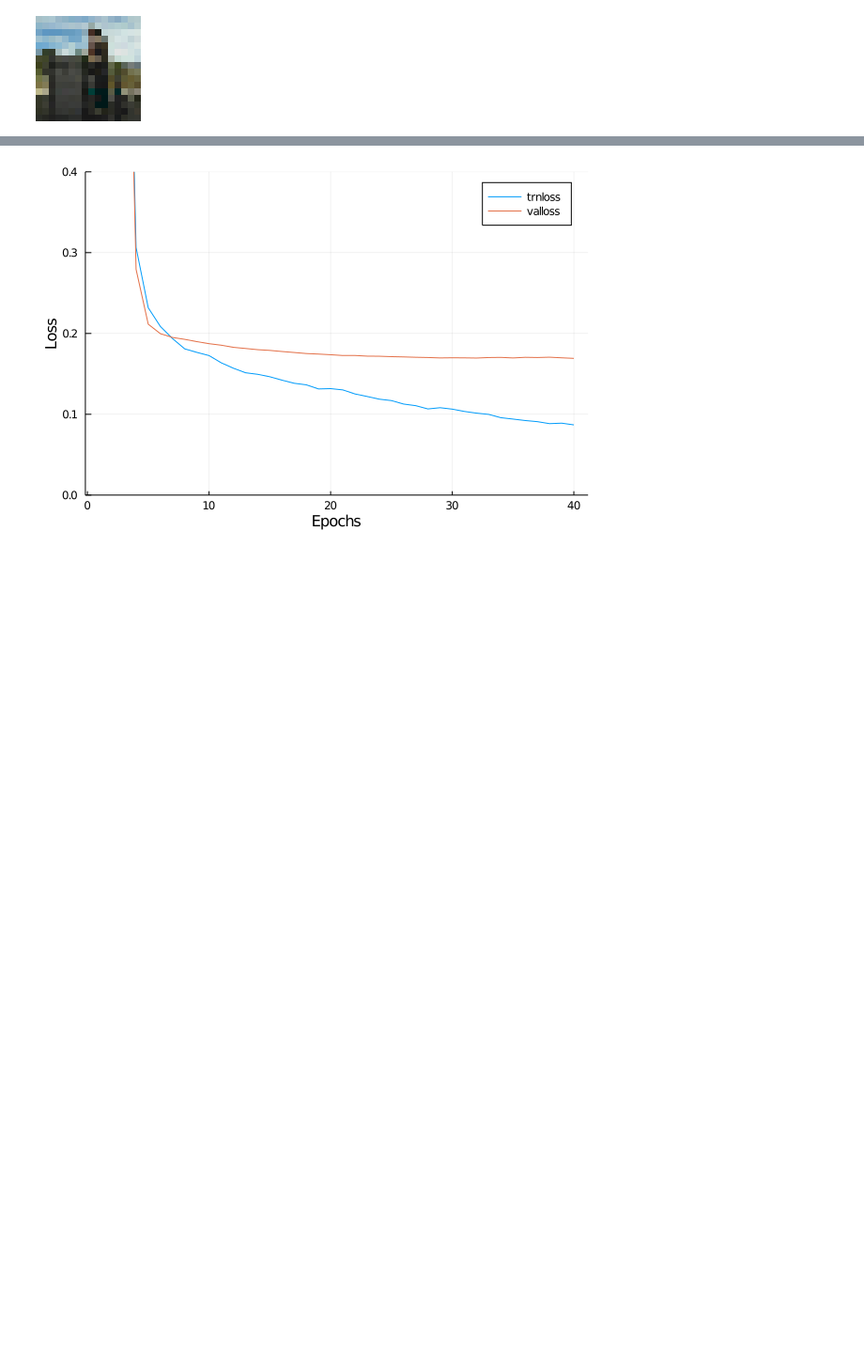
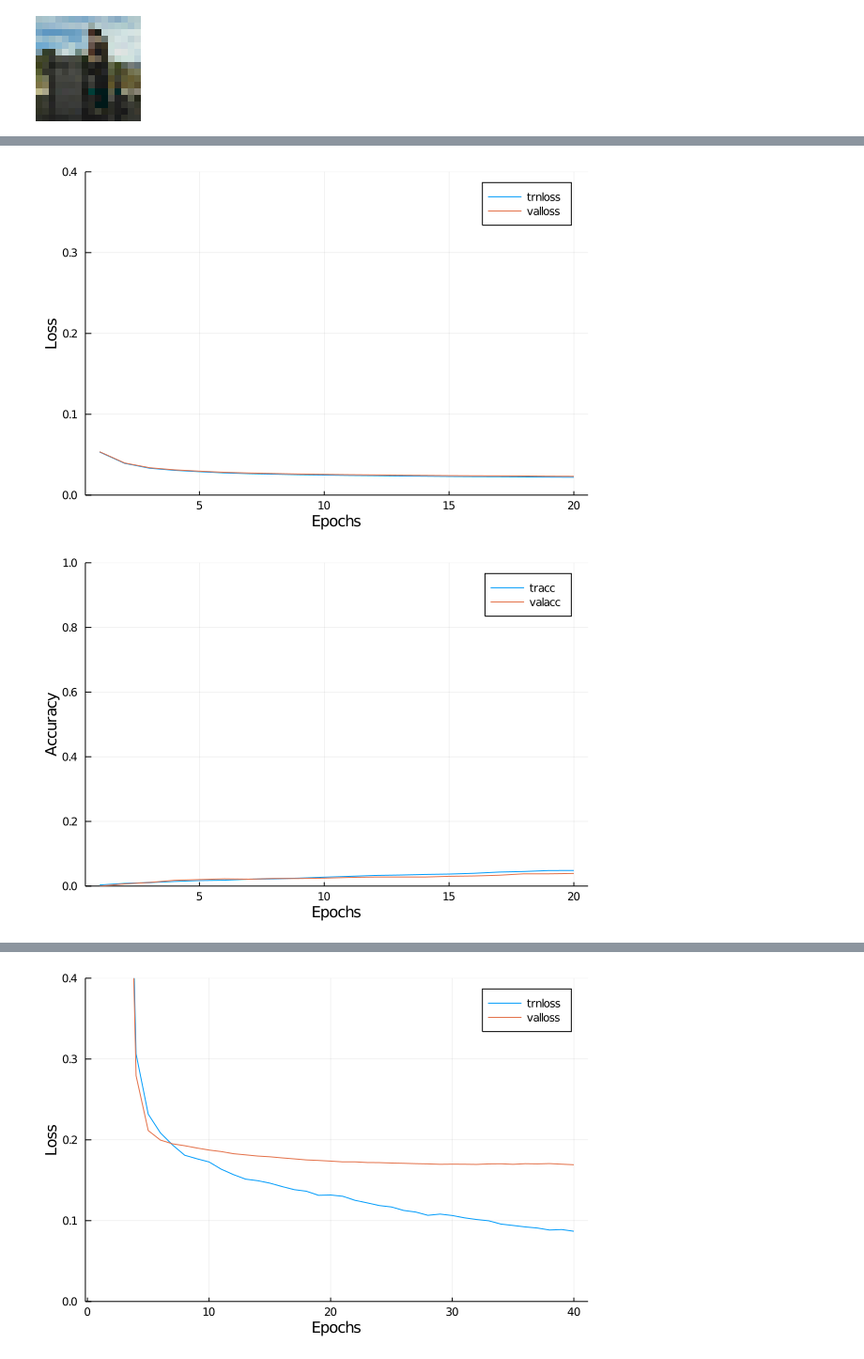
Before and after one commit to gsoykan/deepercut-replication, a Jupyter notebook: deeper-cut/mpii.trainer.ipynb, the cells around one changed output, grey strips where cells are left out. Shown at 94% size. Cells and saved outputs as stored; diff of their text form; code cells hidden in the pictures; blank space fills up the shorter version.

```diff
--- a/deeper-cut/mpii.trainer.ipynb
+++ b/deeper-cut/mpii.trainer.ipynb
@@ -32,2 +47,4 @@ true
+# %%
+deeper_cut_with_loc_ref = generate_deeper_cut(; is_loc_ref_enabled = true);
 # %%
 # Loading Previous Batches
@@ -163,0 +252,5 @@ resnetnet_results = trainresults("resnet_with_deconv.jld2",
+# %%
+draw_plots(deeper_cut_with_loc_ref_results)
+# %% [output]
+[figure, added]
+[figure, added]
```
Also changed, not shown: parts of 42 cells of this notebook, 11 other files.
